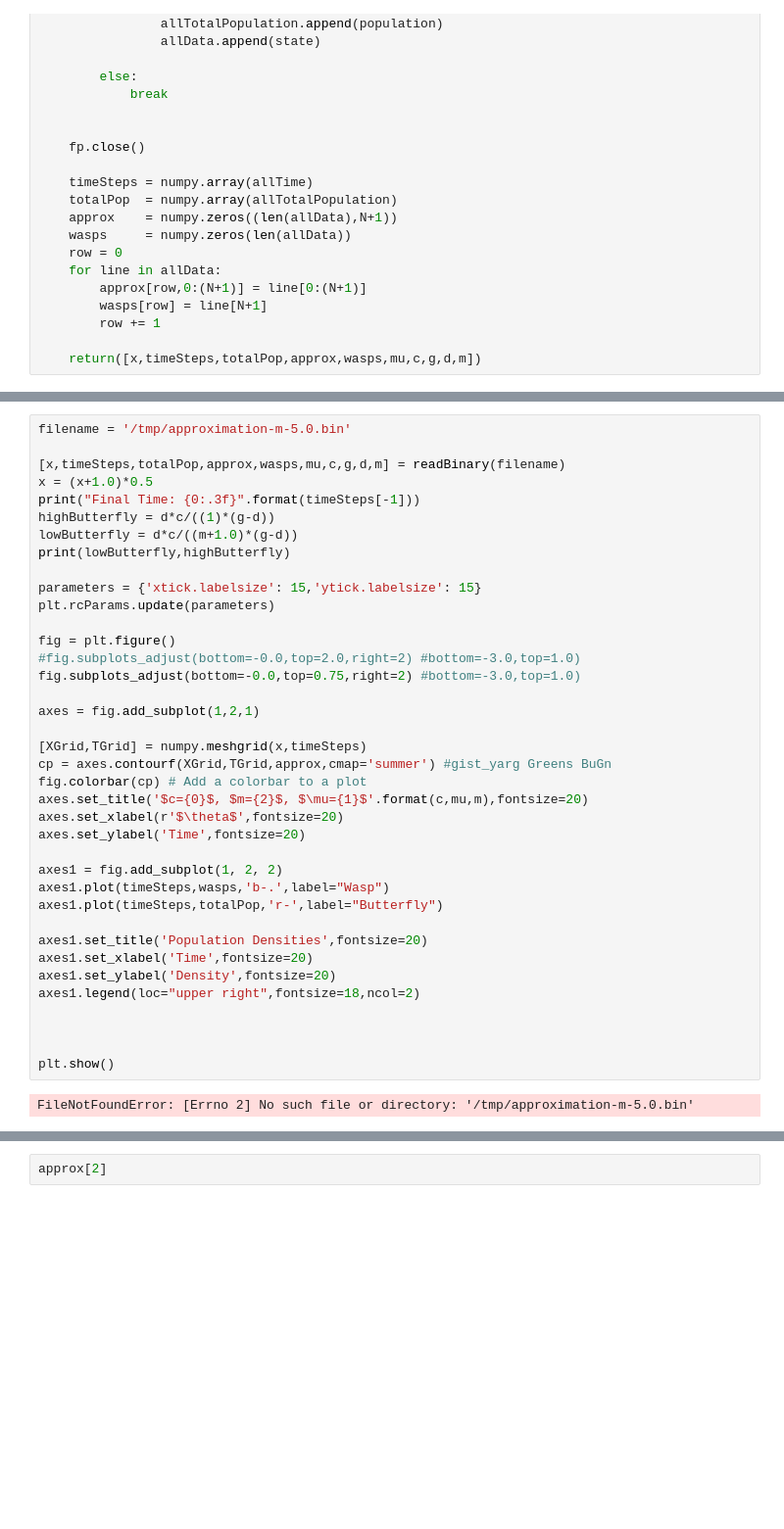
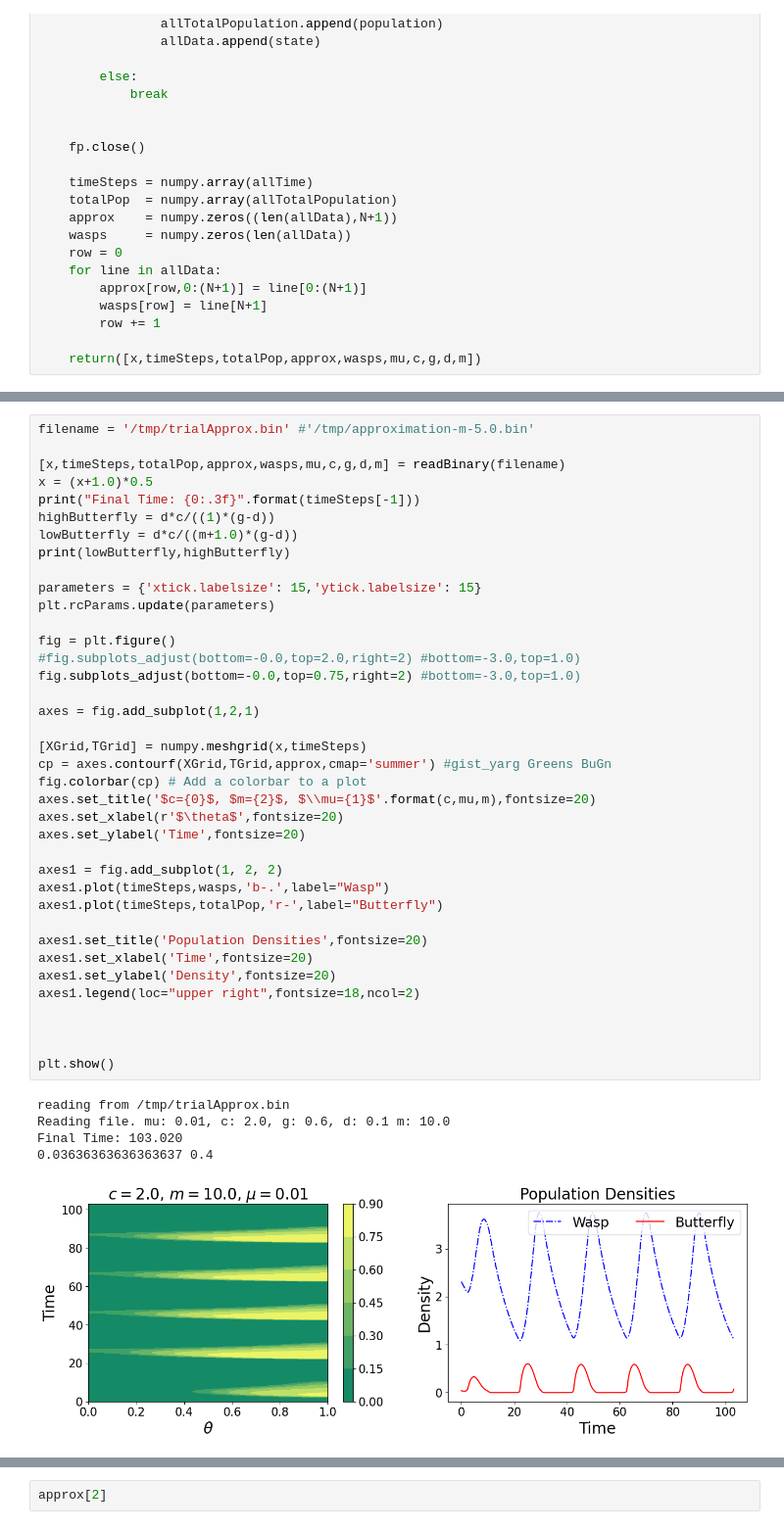
Before and after one commit to KellyBlack/BehaviouralPhenotype, a Jupyter notebook: pde/approx/butterflyVWaspPDE/Plot PDE Approximation.ipynb, the cells around one changed output, grey strips where cells are left out. Shown: that part at 98% size. Saved outputs shown, nothing was run; the diff lists cells and outputs as text; blank space fills up the shorter version.

```diff
--- a/pde/approx/butterflyVWaspPDE/Plot PDE Approximation.ipynb
+++ b/pde/approx/butterflyVWaspPDE/Plot PDE Approximation.ipynb
@@ -159,5 +169,5 @@ for timeIndex in range(0,approx.shape[0],skip):
 # %%
-filename = '/tmp/approximation-m-5.0.bin'
+filename = '/tmp/trialApprox.bin' #'/tmp/approximation-m-5.0.bin'
 
 [x,timeSteps,totalPop,approx,wasps,mu,c,g,d,m] = readBinary(filename)
 x = (x+1.0)*0.5
@@ -167,35 +177,39 @@ lowButterfly = d*c/((m+1.0)*(g-d))
 print(lowButterfly,highButterfly)
 
 parameters = {'xtick.labelsize': 15,'ytick.labelsize': 15}
 plt.rcParams.update(parameters)
 
 fig = plt.figure()
 #fig.subplots_adjust(bottom=-0.0,top=2.0,right=2) #bottom=-3.0,top=1.0)
 fig.subplots_adjust(bottom=-0.0,top=0.75,right=2) #bottom=-3.0,top=1.0)
 
 axes = fig.add_subplot(1,2,1)
 
 [XGrid,TGrid] = numpy.meshgrid(x,timeSteps)
 cp = axes.contourf(XGrid,TGrid,approx,cmap='summer') #gist_yarg Greens BuGn
 fig.colorbar(cp) # Add a colorbar to a plot
-axes.set_title('$c={0}$, $m={2}$, $\mu={1}$'.format(c,mu,m),fontsize=20)
+axes.set_title('$c={0}$, $m={2}$, $\\mu={1}$'.format(c,mu,m),fontsize=20)
 axes.set_xlabel(r'$\theta$',fontsize=20)
 axes.set_ylabel('Time',fontsize=20)
 
 axes1 = fig.add_subplot(1, 2, 2)
 axes1.plot(timeSteps,wasps,'b-.',label="Wasp")
 axes1.plot(timeSteps,totalPop,'r-',label="Butterfly")
 
 axes1.set_title('Population Densities',fontsize=20)
 axes1.set_xlabel('Time',fontsize=20)
 axes1.set_ylabel('Density',fontsize=20)
 axes1.legend(loc="upper right",fontsize=18,ncol=2)
 
 
 
 plt.show()
 # %% [output]
-FileNotFoundError: [Errno 2] No such file or directory: '/tmp/approximation-m-5.0.bin'
+reading from /tmp/trialApprox.bin
+Reading file. mu: 0.01, c: 2.0, g: 0.6, d: 0.1 m: 10.0
+Final Time: 103.020
+0.03636363636363637 0.4
+[figure, added]
 # %%
 #%matplotlib inline
 %reload_ext autoreload
```
Also changed, not shown: parts of 6 cells of this notebook, 1 other file.
